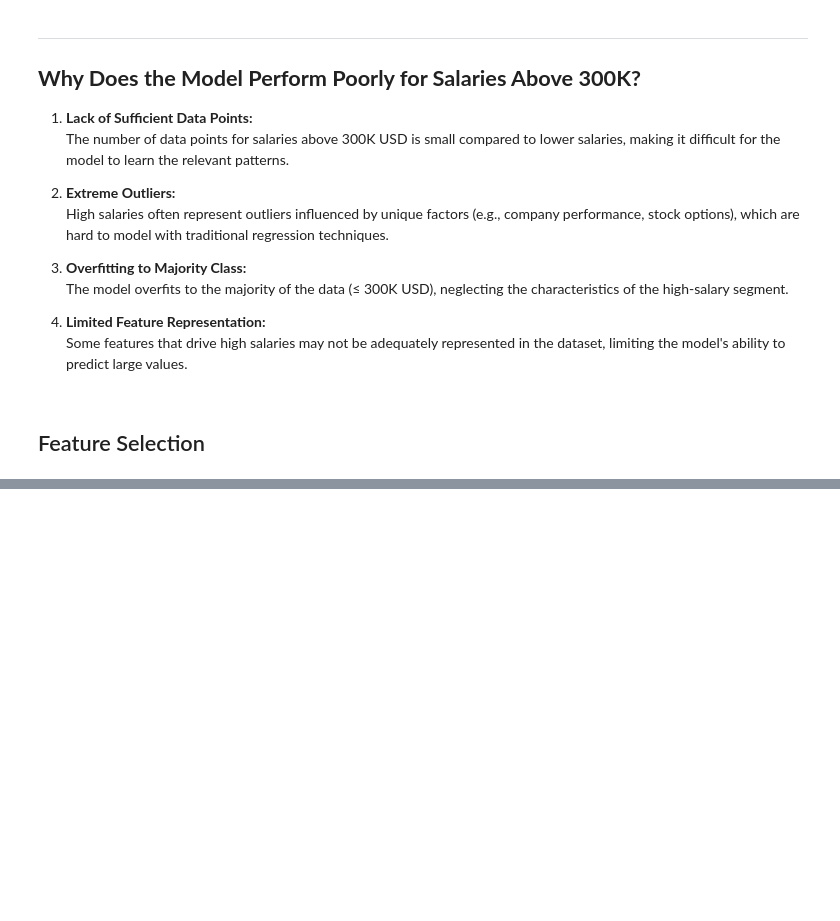
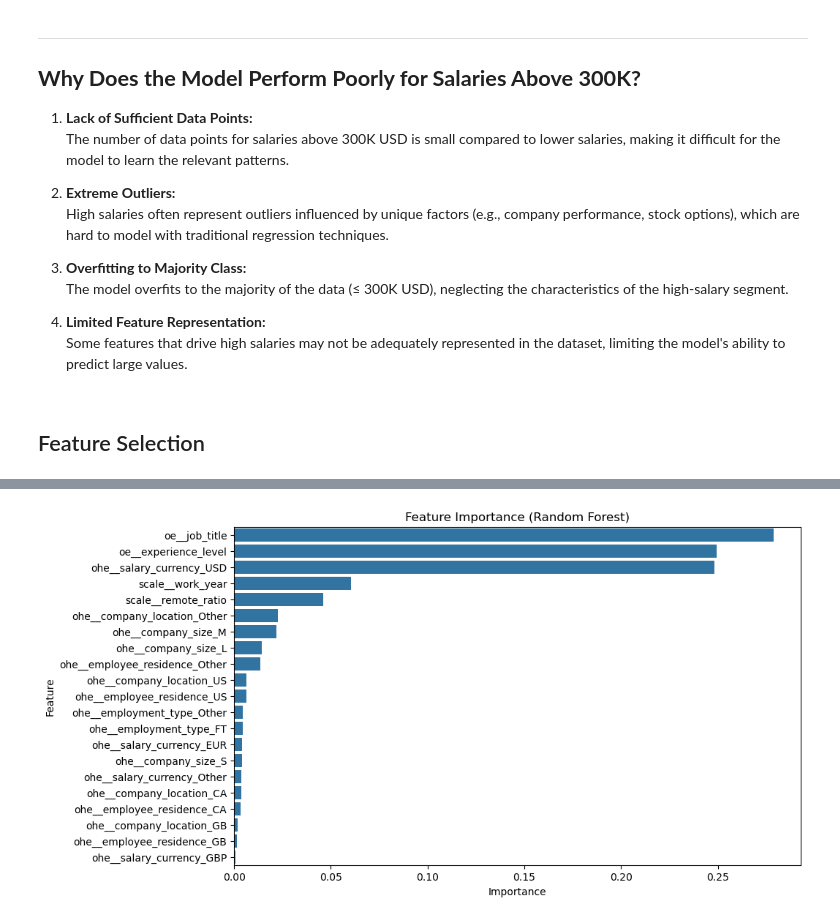
Before and after one commit to isnotJack/AI-project, a Jupyter notebook: 3_regression.ipynb, the cells around one changed output, grey strips where cells are left out. Drawn from its saved outputs; the diff is of its cells as text; code cells hidden in the pictures; blank space fills up the shorter version.

```diff
--- a/3_regression.ipynb
+++ b/3_regression.ipynb
@@ -502,3 +511,89 @@ The model performs extremely poorly for high salaries. The **negative R² score*
    Some features that drive high salaries may not be adequately represented in the dataset, limiting the model's ability to predict large values.
 # %% [markdown]
 ## Feature Selection
+# %%
+from sklearn.inspection import permutation_importance
+#import shap
+
+# 1. IMPORTANZA FEATURE - RANDOM FOREST
+if isinstance(pipeline_no_leakage.named_steps['model'], RandomForestRegressor):
+    feature_importance = pipeline_no_leakage.named_steps['model'].feature_importances_
+    feature_names = preprocessor.get_feature_names_out()
+
+    # Visualizza l'importanza
+    feature_importance_df = pd.DataFrame({
+        'Feature': feature_names,
+        'Importance': feature_importance
+    }).sort_values(by='Importance', ascending=False)
+
+    print("\nFeature Importance (Random Forest):")
+    print(feature_importance_df)
+
+    plt.figure(figsize=(10, 6))
+    sns.barplot(x='Importance', y='Feature', data=feature_importance_df)
+    plt.title("Feature Importance (Random Forest)")
+    plt.show()
+
+# 2. COEFFICIENTI - LINEAR REGRESSION
+elif isinstance(pipeline_no_leakage.named_steps['model'], LinearRegression):
+    coefficients = pipeline_no_leakage.named_steps['model'].coef_
+    feature_names = preprocessor.get_feature_names_out()
+
+    coef_df = pd.DataFrame({
+        'Feature': feature_names,
+        'Coefficient': coefficients
+    }).sort_values(by='Coefficient', ascending=False)
+
+    print("\nFeature Coefficients (Linear Regression):")
+    print(coef_df)
+
+    plt.figure(figsize=(10, 6))
+    sns.barplot(x='Coefficient', y='Feature', data=coef_df)
+    plt.title("Feature Coefficients (Linear Regression)")
+    plt.show()
+
+
+ # Trasforma X_test con il preprocessore per ottenere i dati preprocessati
+X_test_transformed = preprocessor.transform(X_test)
+
+# 3. IMPORTANZA PERMUTAZIONE
+# Esegui la permutation importance sulla versione trasformata di X_test
+perm_importance = permutation_importance(
+    pipeline_no_leakage['model'],  # Considera solo il modello dalla pipeline
+    X_test_transformed,
+    y_test,
+    n_repeats=10,
+    random_state=42
+)
+
+# Estrai i nomi delle feature preprocessate
+encoded_columns = preprocessor.named_transformers_['ohe'].get_feature_names_out(low_cardinality_features)
+ordinal_columns = high_cardinality_features
+scaled_columns = numerical_features
+feature_names = np.concatenate([encoded_columns, ordinal_columns, scaled_columns])
+
+# Crea un DataFrame per la permutation importance
+perm_df = pd.DataFrame({
+    'Feature': feature_names,
+    'Importance': perm_importance.importances_mean
+}).sort_values(by='Importance', ascending=False)
+
+# Stampa il DataFrame con l'importanza delle feature
+print("\nPermutation Importance:")
+print(perm_df)
+
+# Visualizza i risultati con un grafico a barre
+plt.figure(figsize=(10, 6))
+sns.barplot(x='Importance', y='Feature', data=perm_df)
+plt.title("Permutation Importance")
+plt.xlabel("Importance")
+plt.ylabel("Feature")
+plt.show()
+
+
+# # 4. SHAP VALUES
+# explainer = shap.Explainer(pipeline_no_leakage.named_steps['model'], X_train_transformed)
+# shap_values = explainer(X_test)
+
+# shap.summary_plot(shap_values, X_test_transformed, feature_names=feature_names)
+# %% [output]
@@ -504,0 +617 @@ The model performs extremely poorly for high salaries. The **negative R² score*
+[figure, added]
```
Also changed, not shown: parts of 7 cells of this notebook, 1 other file.
